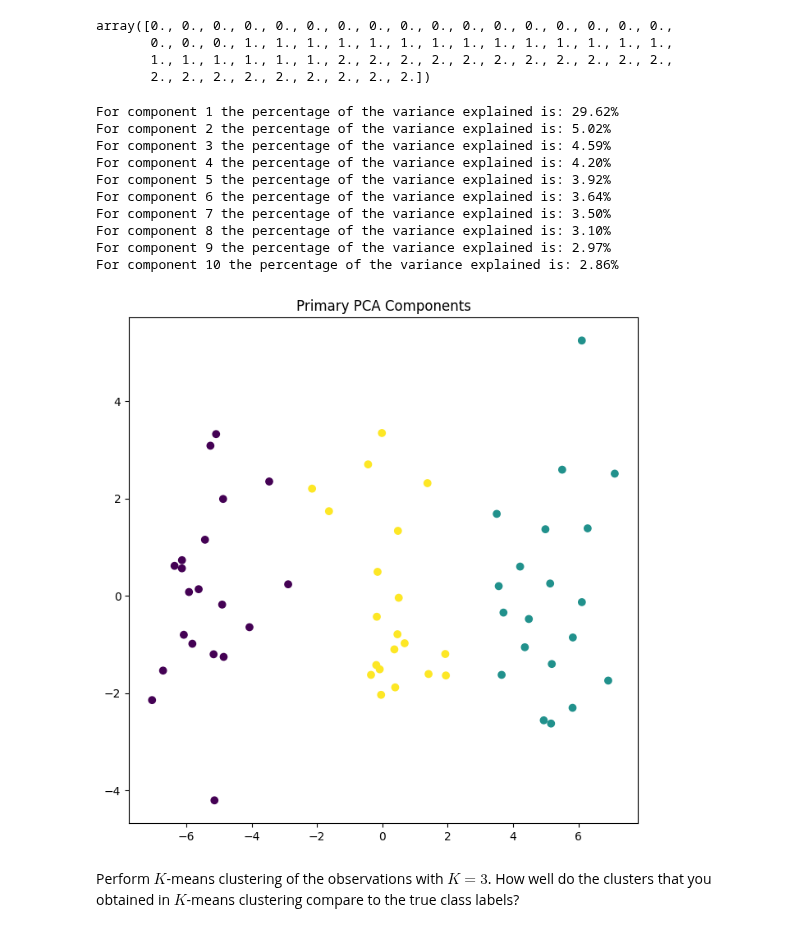
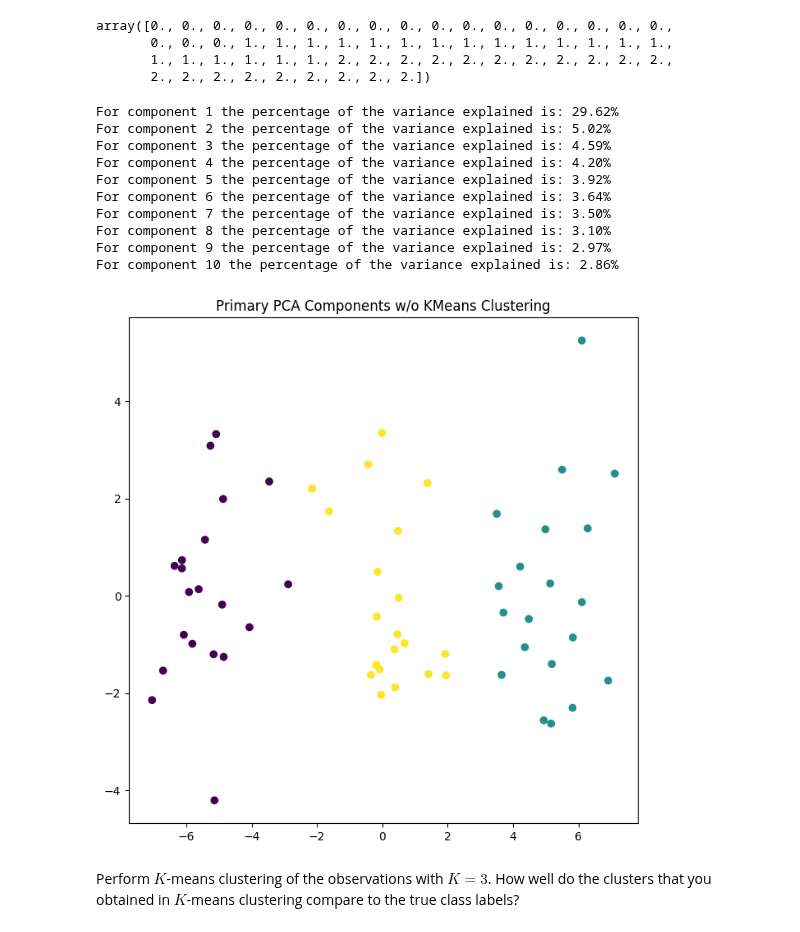
Before and after one commit to robchristiansen13/Learning, a Jupyter notebook: WeberState/CS 6570 (Data Science Algorithms I)/Assignments/CS-6570 Homework 5.ipynb, the cells around one changed output. Saved outputs shown, nothing was run; the diff lists cells and outputs as text; code cells hidden in the pictures.

```diff
--- a/WeberState/CS 6570 (Data Science Algorithms I)/Assignments/CS-6570 Homework 5.ipynb
+++ b/WeberState/CS 6570 (Data Science Algorithms I)/Assignments/CS-6570 Homework 5.ipynb
@@ -51,38 +53,35 @@ array([0., 0., 0., 0., 0., 0., 0., 0., 0., 0., 0., 0., 0., 0., 0., 0., 0.,
        1., 1., 1., 1., 1., 1., 2., 2., 2., 2., 2., 2., 2., 2., 2., 2., 2.,
        2., 2., 2., 2., 2., 2., 2., 2., 2.])
 # %%
-
-
-
 from sklearn.decomposition import PCA
 # Generate all the principal components
 pca = PCA() # Default n_components = min(n_samples, n_features)
 #The fit_transform returns a numpy array of each data point expressed in terms of the principle components
 X_train_pc = pca.fit_transform(X)
 # View the principle components
 # print(pca.components_)
 # print(X_train_pc)
 
 i = 0
 for c in pca.explained_variance_ratio_[:10]:
     i = i+1
     print("For component " + str(i) + " the percentage of the variance explained is: {:.2%}".format(c))
 
 fig, ax = plt.subplots(figsize=(8,8))
 ax.scatter(X_train_pc[:,0], X_train_pc[:,1], c=deltalabels) # Need to figure out how to color the original classes
-ax.set_title("Primary PCA Components");
+ax.set_title("Primary PCA Components w/o KMeans Clustering");
 # %% [output]
 For component 1 the percentage of the variance explained is: 29.62%
 For component 2 the percentage of the variance explained is: 5.02%
 For component 3 the percentage of the variance explained is: 4.59%
 For component 4 the percentage of the variance explained is: 4.20%
 For component 5 the percentage of the variance explained is: 3.92%
 For component 6 the percentage of the variance explained is: 3.64%
 For component 7 the percentage of the variance explained is: 3.50%
 For component 8 the percentage of the variance explained is: 3.10%
 For component 9 the percentage of the variance explained is: 2.97%
 For component 10 the percentage of the variance explained is: 2.86%
-[figure, old version]
+[figure, new version]
 # %% [markdown]
 Perform $K$-means clustering of the observations with $K = 3$. How well do the clusters that you obtained in $K$-means clustering compare to the true class labels?
 # %%
```
Also changed, not shown: parts of 9 cells of this notebook.
